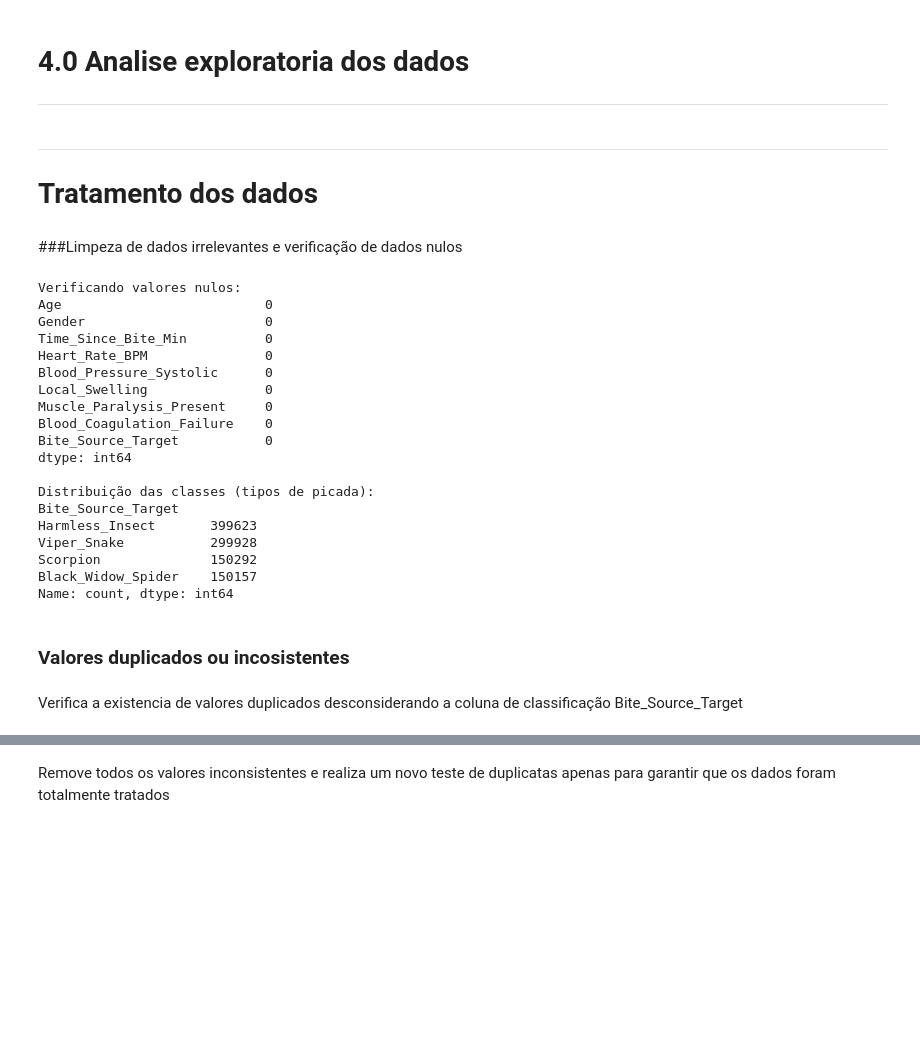
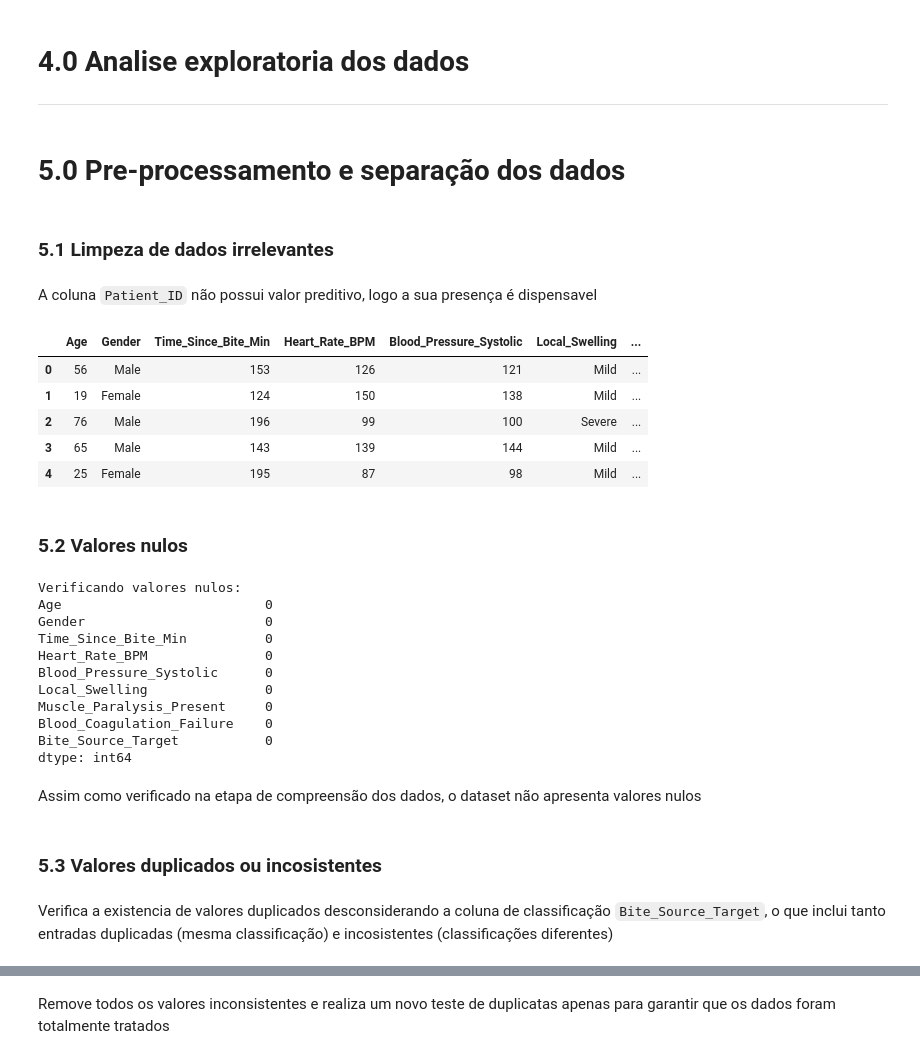
Before and after one commit to imnicolle/triage-venomous-bites, a Jupyter notebook: ProjetoFundamentosDeIA.ipynb, the cells around one changed output, grey strips where cells are left out. Saved outputs shown, nothing was run; the diff lists cells and outputs as text; code cells hidden in the pictures; blank space fills up the shorter version.

```diff
--- a/ProjetoFundamentosDeIA.ipynb
+++ b/ProjetoFundamentosDeIA.ipynb
@@ -299,45 +299,50 @@ O dataset não apresenta nenhum dado fisiologicamente impossivel, como valores n
 
 ---
 # %% [markdown]
----
-# Tratamento dos dados
+
+# 5.0 Pre-processamento e separação dos dados
 # %% [markdown]
-###Limpeza de dados irrelevantes e verificação de dados nulos
+### 5.1 Limpeza de dados irrelevantes
-# %%
-# Remove a coluna Patient_ID pois não tem valor preditivo
-if 'Patient_ID' in df.columns:
-    df = df.drop('Patient_ID', axis=1)
-
-# Verificando se há valores nulos
-print("\nVerificando valores nulos:")
-print(df.isnull().sum())
-
-# Verificando a distribuição das classes (tipos de picada)
-print("\nDistribuição das classes (tipos de picada):")
-print(df['Bite_Source_Target'].value_counts())
-# %% [output]
-Verificando valores nulos:
-Age                          0
-Gender                       0
-Time_Since_Bite_Min          0
-Heart_Rate_BPM               0
-Blood_Pressure_Systolic      0
-Local_Swelling               0
-Muscle_Paralysis_Present     0
-Blood_Coagulation_Failure    0
-Bite_Source_Target           0
-dtype: int64
-
-Distribuição das classes (tipos de picada):
-Bite_Source_Target
-Harmless_Insect       399623
-Viper_Snake           299928
-Scorpion              150292
-Black_Widow_Spider    150157
-Name: count, dtype: int64
+# %% [markdown]
+A coluna `Patient_ID` não possui valor preditivo, logo a sua presença é dispensavel
+# %%
+df_Processamento = df.copy()
+
+# Remove a coluna Patient_ID pois não tem valor preditivo
+if 'Patient_ID' in df_Processamento.columns:
+    df_Processamento = df_Processamento.drop('Patient_ID', axis=1)
+
+display(df_Processamento.head())
+# %% [output]
+|  | Age | Gender | Time_Since_Bite_Min | Heart_Rate_BPM | Blood_Pressure_Systolic | Local_Swelling | ... |
+| 0 | 56 | Male | 153 | 126 | 121 | Mild | ... |
+| 1 | 19 | Female | 124 | 150 | 138 | Mild | ... |
+| 2 | 76 | Male | 196 | 99 | 100 | Severe | ... |
+| 3 | 65 | Male | 143 | 139 | 144 | Mild | ... |
+| 4 | 25 | Female | 195 | 87 | 98 | Mild | ... |
+# %% [markdown]
+### 5.2 Valores nulos
+# %%
+# Verificando se há valores nulos
+print("\nVerificando valores nulos:")
+print(df_Processamento.isnull().sum())
+# %% [output]
+Verificando valores nulos:
+Age                          0
+Gender                       0
+Time_Since_Bite_Min          0
+Heart_Rate_BPM               0
+Blood_Pressure_Systolic      0
+Local_Swelling               0
+Muscle_Paralysis_Present     0
+Blood_Coagulation_Failure    0
+Bite_Source_Target           0
+dtype: int64
+# %% [markdown]
+Assim como verificado na etapa de compreensão dos dados, o dataset não apresenta valores nulos
 # %% [markdown]
-### Valores duplicados ou incosistentes
+### 5.3 Valores duplicados ou incosistentes
 # %% [markdown]
-Verifica a existencia de valores duplicados desconsiderando a coluna de classificação Bite_Source_Target
+Verifica a existencia de valores duplicados desconsiderando a coluna de classificação `Bite_Source_Target`, o que inclui tanto entradas duplicadas (mesma classificação) e incosistentes (classificações diferentes)
 # %%
 # Busca valores duplicados com base nas colunas 'Age','Gender','Time_Since_Bite_Min','Heart_Rate_BPM','Blood_Pressure_Systolic','Local_Swelling','Muscle_Paralysis_Present','Blood_Coagulation_Failure'
```
Also changed, not shown: parts of 23 cells of this notebook.
